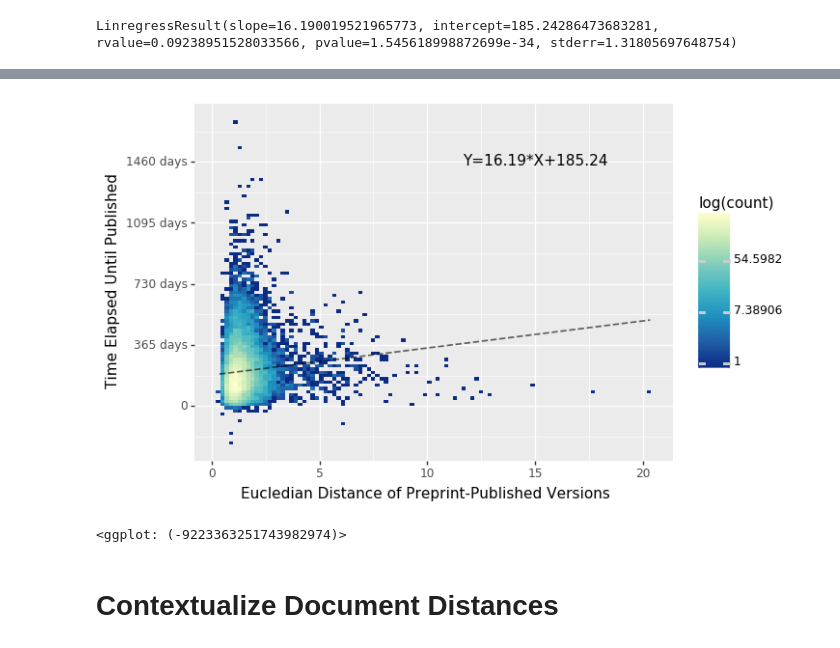
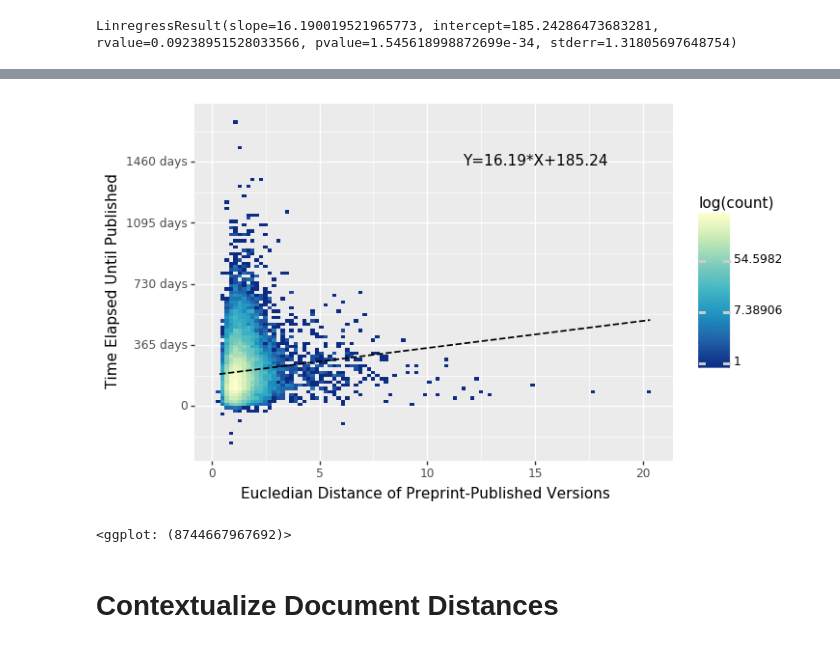
Before and after one commit to greenelab/annorxiver, a Jupyter notebook: biorxiv/publication_delay_experiment/publication_delay_experiment.ipynb, the cells around one changed output, grey strips where cells are left out. Cells and saved outputs as stored; diff of their text form; code cells hidden in the pictures.

```diff
--- a/biorxiv/publication_delay_experiment/publication_delay_experiment.ipynb
+++ b/biorxiv/publication_delay_experiment/publication_delay_experiment.ipynb
@@ -369,35 +369,35 @@ print(g)
 # %%
 g = (
     p9.ggplot(
         published_date_distances,
         p9.aes(x="doc_distances", y="time_to_published")
     )
     + p9.geom_bin2d(bins=100)
     + p9.scale_fill_distiller(
         trans="log", direction=-1, type='seq',
         palette='YlGnBu', name = "log(count)"
     )
     + p9.geom_line(
         stat="smooth",method='lm', linetype='dashed',
-        se=False, alpha=0.6, size=0.7
+        se=False, alpha=1, size=0.7
     )
     + p9.scale_y_timedelta(labels=timedelta_format('d'))
     + p9.annotate(
         'text', x=15, y=timedelta(days=1470),
         label=f"Y={results_2.slope:.2f}*X+{results_2.intercept:.2f}"
     )
     + p9.labs(
         x="Eucledian Distance of Preprint-Published Versions",
         y="Time Elapsed Until Published",
         legend="log(count)"
     )
 )
 g.save("output/article_distance_vs_publication_time.svg", dpi=500)
 g.save("output/article_distance_vs_publication_time.png", dpi=500)
 print(g)
 # %% [output]
-[figure, old version]
+[figure, new version]
-<ggplot: (-9223363251743982974)>
+<ggplot: (8744667967692)>
 # %% [markdown]
 # Contextualize Document Distances
 # %% [markdown]
```
Also changed, not shown: parts of 2 cells of this notebook, 4 other files.
